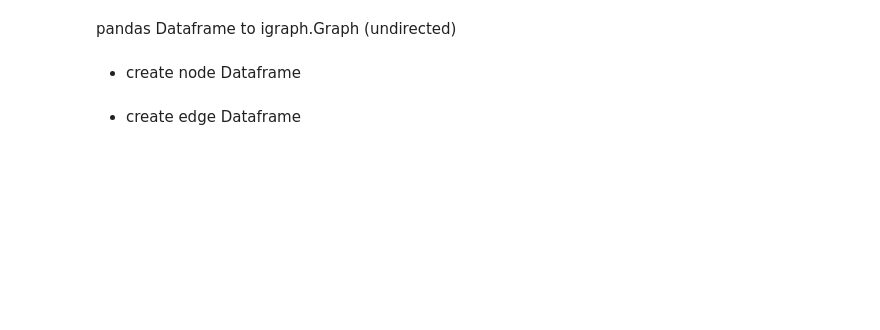
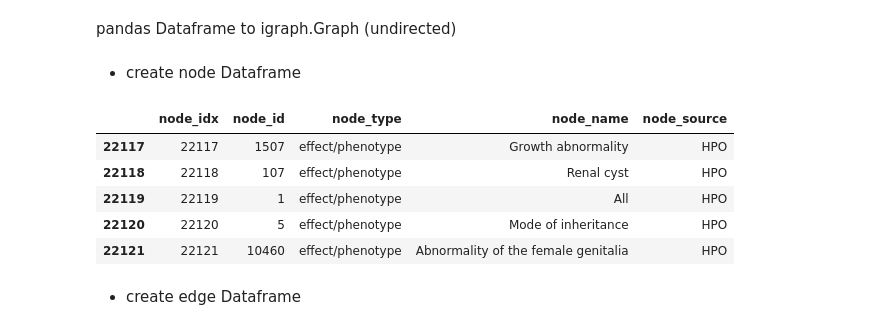
Before and after one commit to LuciaMellini/PatientKG, a Jupyter notebook: code/PrimeKG_Analysis/PrimeKGAnalysis.ipynb, the cells around one changed output. Cells and saved outputs as stored; diff of their text form; code cells hidden in the pictures; blank space fills up the shorter version.

```diff
--- a/code/PrimeKG_Analysis/PrimeKGAnalysis.ipynb
+++ b/code/PrimeKG_Analysis/PrimeKGAnalysis.ipynb
@@ -39,6 +39,15 @@ pandas Dataframe to igraph.Graph (undirected)
 nodes = pd.concat([primekg.get(['x_id','x_type', 'x_name','x_source']).rename(columns={'x_id':'node_id', 'x_type':'node_type', 'x_name':'node_name','x_source':'node_source'}),
                    primekg.get(['y_id','y_type', 'y_name','y_source']).rename(columns={'y_id':'node_id', 'y_type':'node_type', 'y_name':'node_name','y_source':'node_source'})])
 nodes = nodes.drop_duplicates().reset_index().drop('index',axis=1).reset_index().rename(columns={'index':'node_idx'})
+# %%
+nodes[nodes['node_type']=='effect/phenotype'].head()
+# %% [output]
+|  | node_idx | node_id | node_type | node_name | node_source |
+| 22117 | 22117 | 1507 | effect/phenotype | Growth abnormality | HPO |
+| 22118 | 22118 | 107 | effect/phenotype | Renal cyst | HPO |
+| 22119 | 22119 | 1 | effect/phenotype | All | HPO |
+| 22120 | 22120 | 5 | effect/phenotype | Mode of inheritance | HPO |
+| 22121 | 22121 | 10460 | effect/phenotype | Abnormality of the female genitalia | HPO |
 # %% [markdown]
 * create edge Dataframe
     <!-- * Merges the original KG with the nodes dataframe twice (once for 'x' nodes, once for 'y' nodes).
```
Also changed, not shown: parts of 8 cells of this notebook, 1 other file.
